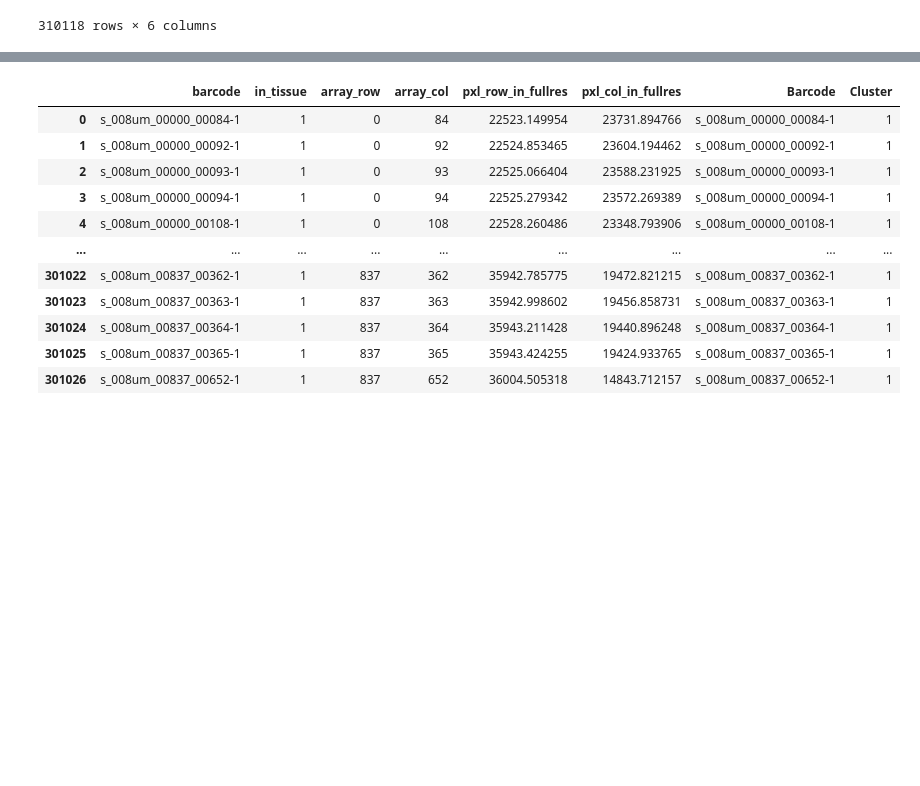
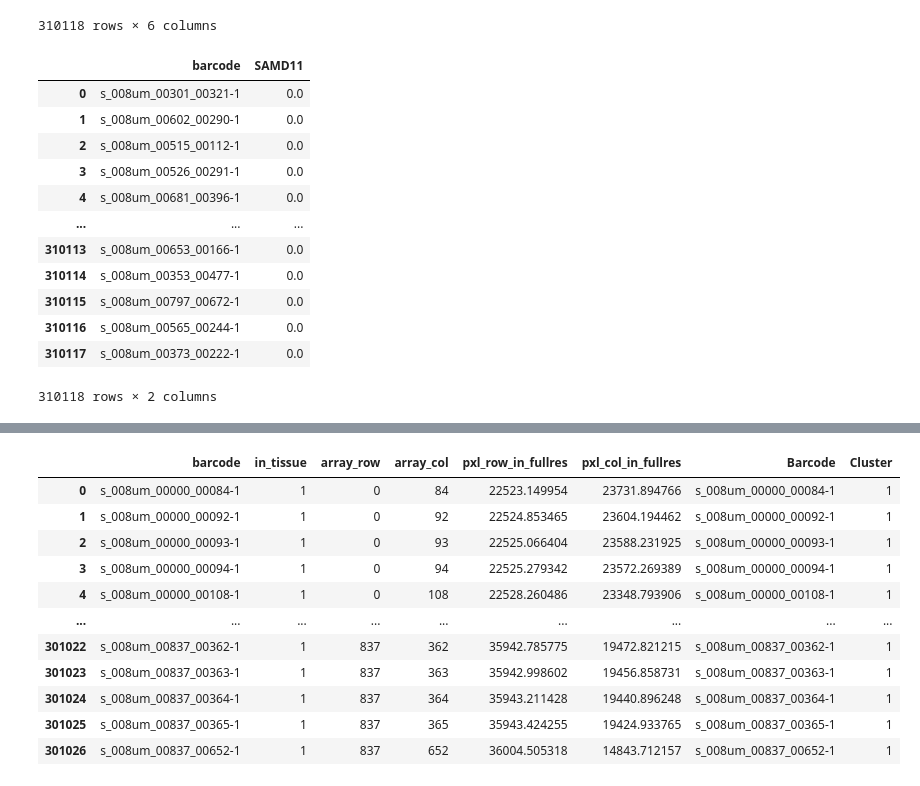
Before and after one commit to ScheWann/Biovis2025, a Jupyter notebook: Python/data_display.ipynb, the cells around one changed output, grey strips where cells are left out. Cells and saved outputs as stored; diff of their text form; code cells hidden in the pictures; blank space fills up the shorter version.

```diff
--- a/Python/data_display.ipynb
+++ b/Python/data_display.ipynb
@@ -61,3 +74,22 @@ position_df_filtered
 | 702178 | s_008um_00837_00772-1 | 1 | 837 | 772 | 36030.044352 | 12928.225316 |
 | 702179 | s_008um_00837_00773-1 | 1 | 837 | 773 | 36030.257177 | 12912.262941 |
 310118 rows × 6 columns
+# %%
+df_test = umi_counts['SAMD11']
+df_test = df_test.reset_index()
+df_test = df_test.rename(columns={'index': 'barcode'})
+df_test
+# %% [output]
+|  | barcode | SAMD11 |
+| 0 | s_008um_00301_00321-1 | 0.0 |
+| 1 | s_008um_00602_00290-1 | 0.0 |
+| 2 | s_008um_00515_00112-1 | 0.0 |
+| 3 | s_008um_00526_00291-1 | 0.0 |
+| 4 | s_008um_00681_00396-1 | 0.0 |
+| ... | ... | ... |
+| 310113 | s_008um_00653_00166-1 | 0.0 |
+| 310114 | s_008um_00353_00477-1 | 0.0 |
+| 310115 | s_008um_00797_00672-1 | 0.0 |
+| 310116 | s_008um_00565_00244-1 | 0.0 |
+| 310117 | s_008um_00373_00222-1 | 0.0 |
+310118 rows × 2 columns
```
Also changed, not shown: parts of 3 cells of this notebook, 5 other files.
